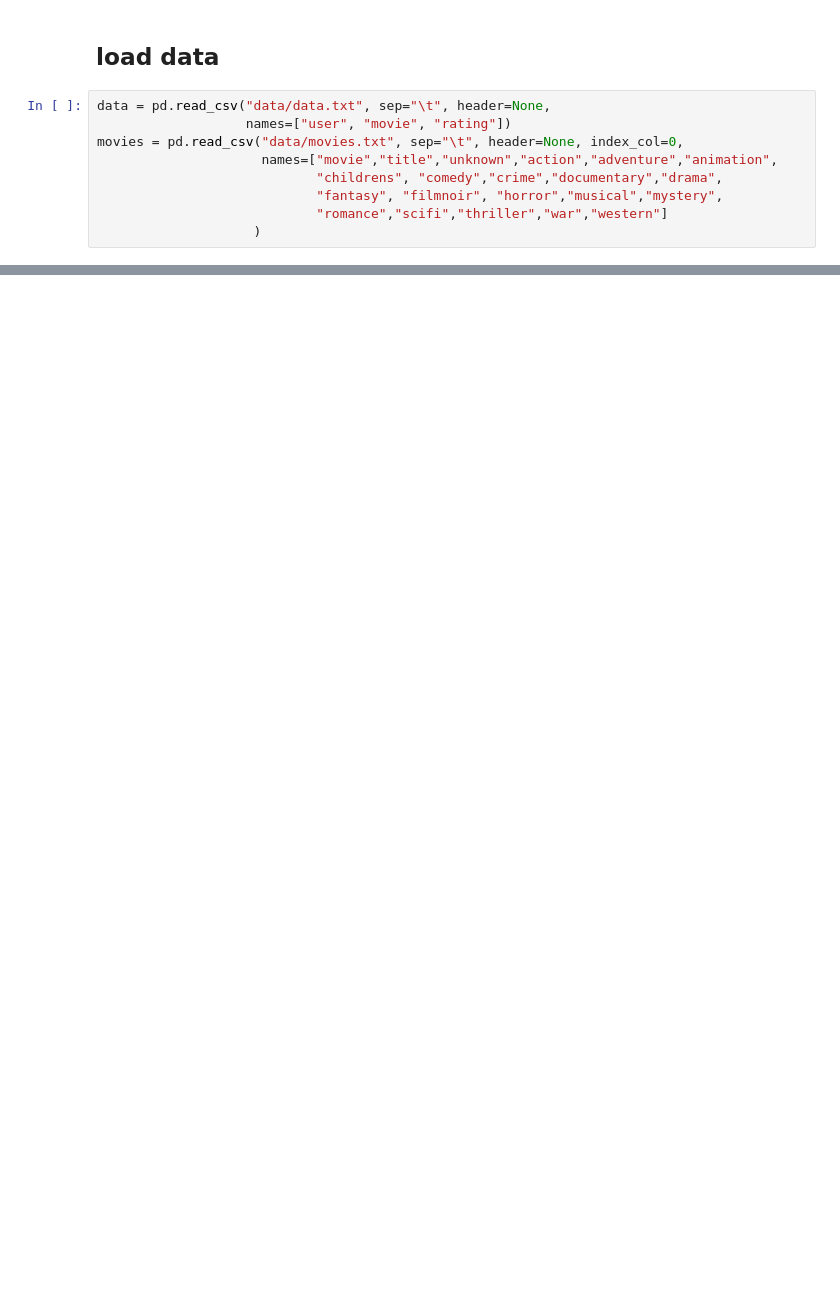
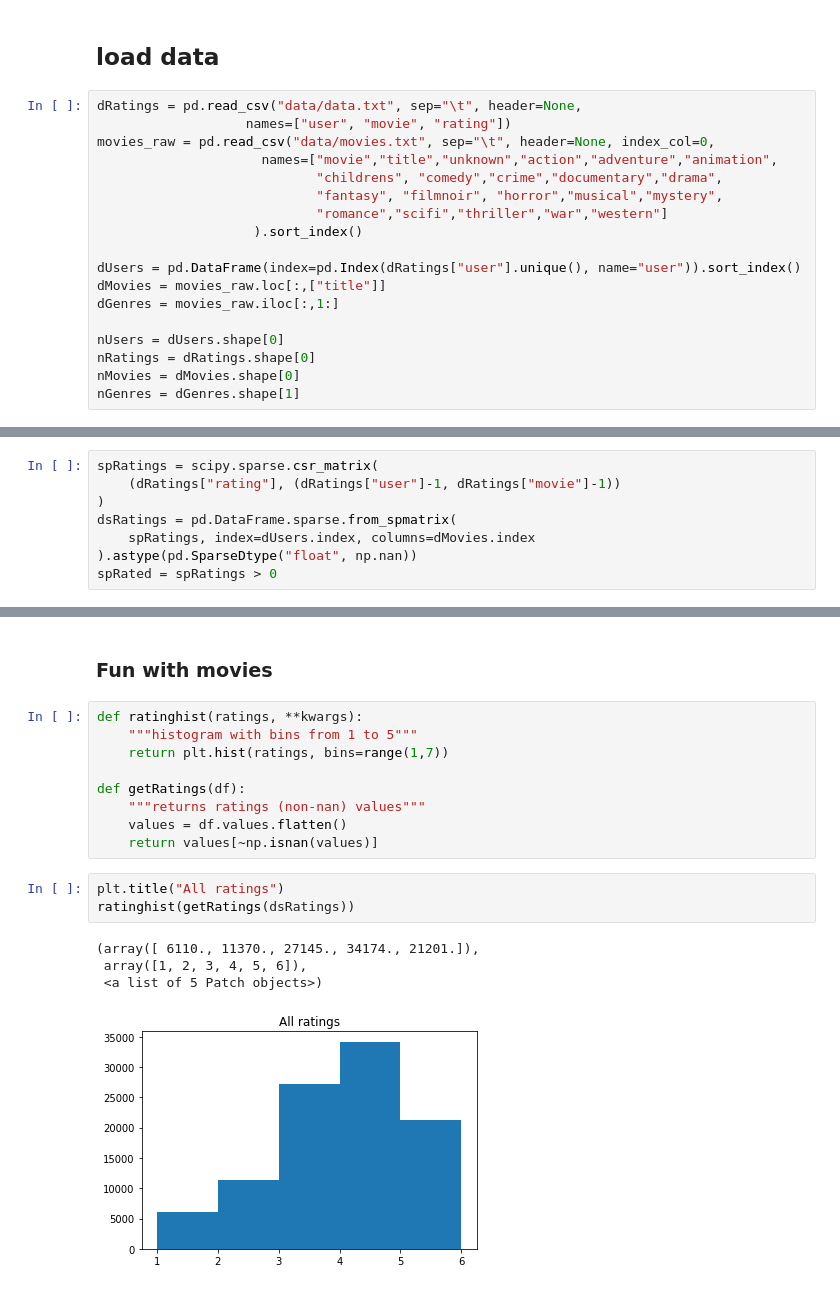
Before and after one commit to kyle-weng/MovieLens-Visualization, a Jupyter notebook: movielens.ipynb, the cells around one changed output, grey strips where cells are left out. Drawn from its saved outputs; the diff is of its cells as text; blank space fills up the shorter version.

Commit message:
Basic visualizations and more

```diff
--- a/movielens.ipynb
+++ b/movielens.ipynb
@@ -9,11 +10,20 @@ import time
 # %% [markdown]
 ## load data
 # %%
-data = pd.read_csv("data/data.txt", sep="\t", header=None,
+dRatings = pd.read_csv("data/data.txt", sep="\t", header=None,
                    names=["user", "movie", "rating"])
-movies = pd.read_csv("data/movies.txt", sep="\t", header=None, index_col=0,
+movies_raw = pd.read_csv("data/movies.txt", sep="\t", header=None, index_col=0,
                      names=["movie","title","unknown","action","adventure","animation",
                             "childrens", "comedy","crime","documentary","drama",
                             "fantasy", "filmnoir", "horror","musical","mystery",
                             "romance","scifi","thriller","war","western"]
-                    )
+                    ).sort_index()
+
+dUsers = pd.DataFrame(index=pd.Index(dRatings["user"].unique(), name="user")).sort_index()
+dMovies = movies_raw.loc[:,["title"]]
+dGenres = movies_raw.iloc[:,1:]
+
+nUsers = dUsers.shape[0]
+nRatings = dRatings.shape[0]
+nMovies = dMovies.shape[0]
+nGenres = dGenres.shape[1]
@@ -207,0 +32,8 @@ elapsed 686.0301768779755
+# %%
+spRatings = scipy.sparse.csr_matrix(
+    (dRatings["rating"], (dRatings["user"]-1, dRatings["movie"]-1))
+)
+dsRatings = pd.DataFrame.sparse.from_spmatrix(
+    spRatings, index=dUsers.index, columns=dMovies.index
+).astype(pd.SparseDtype("float", np.nan))
+spRated = spRatings > 0
@@ -207,0 +51,19 @@ elapsed 686.0301768779755
+# %% [markdown]
+### Fun with movies
+# %%
+def ratinghist(ratings, **kwargs):
+    """histogram with bins from 1 to 5"""
+    return plt.hist(ratings, bins=range(1,7))
+
+def getRatings(df):
+    """returns ratings (non-nan) values"""
+    values = df.values.flatten()
+    return values[~np.isnan(values)]
+# %%
+plt.title("All ratings")
+ratinghist(getRatings(dsRatings))
+# %% [output]
+(array([ 6110., 11370., 27145., 34174., 21201.]),
+ array([1, 2, 3, 4, 5, 6]),
+ <a list of 5 Patch objects>)
+[figure, added]
```
Also changed, not shown: parts of 25 cells of this notebook.
